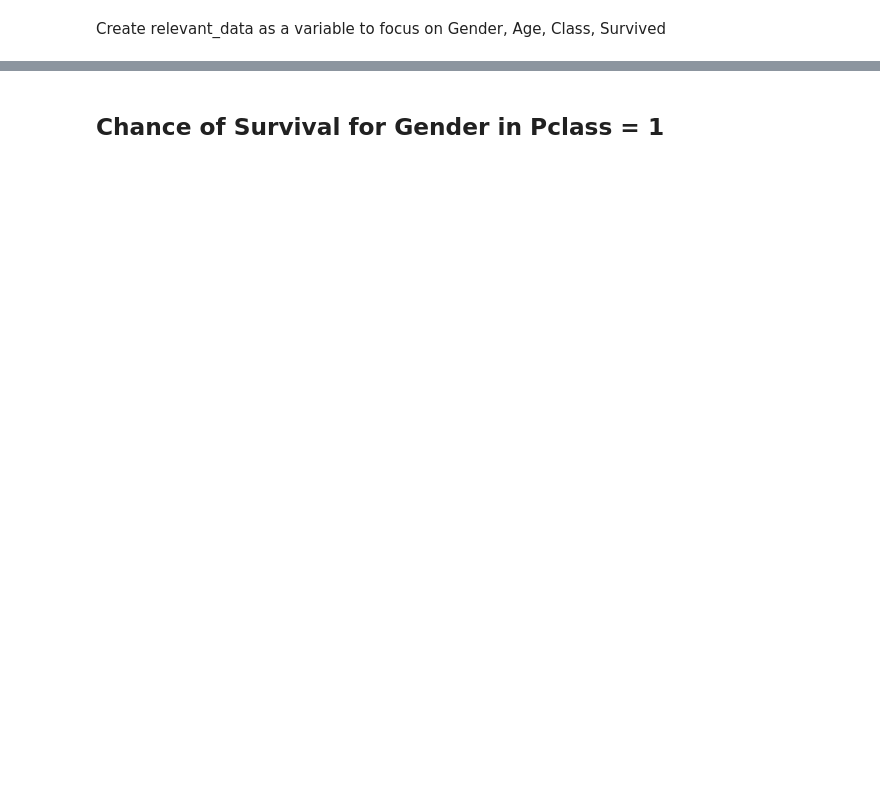
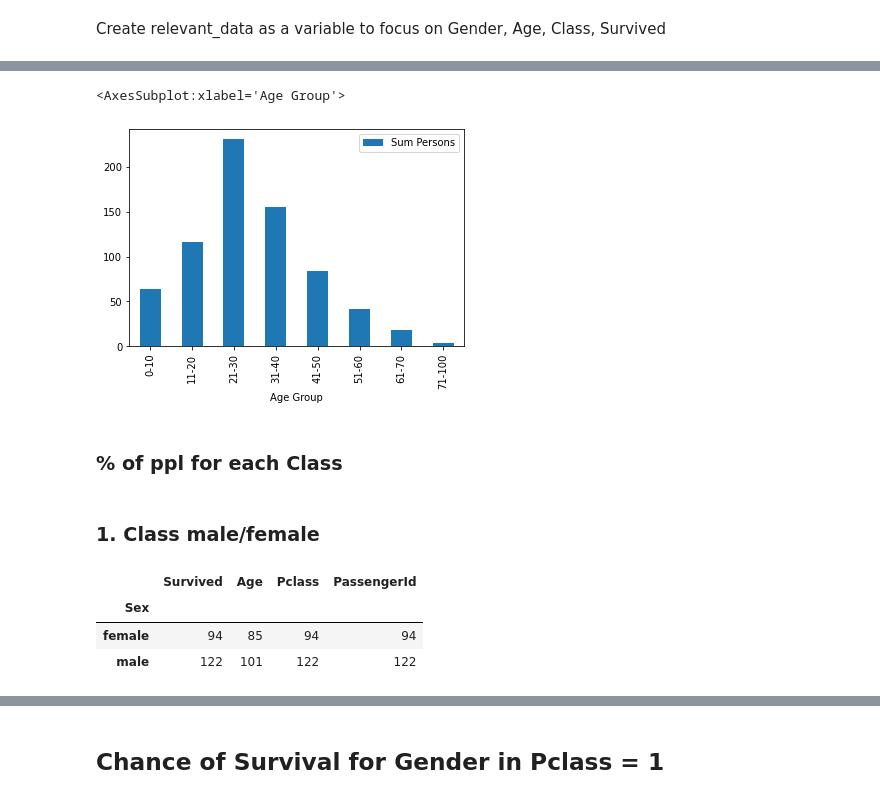
Before and after one commit to Blitzbert/Titanic, a Jupyter notebook: Survival Chance.ipynb, the cells around one changed output, grey strips where cells are left out. Cells and saved outputs as stored; diff of their text form; code cells hidden in the pictures; blank space fills up the shorter version.

```diff
--- a/Survival Chance.ipynb
+++ b/Survival Chance.ipynb
@@ -42,0 +201,8 @@ z.head()
+# %%
+## Sum & Mean Survived from Age 51 - 60
+x = rawdata[rawdata["Age"] >= 51]
+y = x[x["Age"] < 61]
+count_range_51_60 = y["PassengerId"].count()
+sum_srvvd_range_51_60 = y["Survived"].sum()
+mean_srvvd_range_51_60 = y["Survived"].mean()
+count_range_51_60
@@ -42,0 +211,8 @@ z.head()
+# %%
+## Sum & Mean Survived from Age 61 - 70
+x = rawdata[rawdata["Age"] >= 61]
+y = x[x["Age"] < 71]
+count_range_61_70 = y["PassengerId"].count()
+sum_srvvd_range_61_70 = y["Survived"].sum()
+mean_srvvd_range_61_70 = y["Survived"].mean()
+count_range_61_70
@@ -42,0 +221,7 @@ z.head()
+# %%
+## Sum & Mean Survived from Age 71 - 80
+y = rawdata[rawdata["Age"] >= 71]
+count_range_71_100 = y["PassengerId"].count()
+sum_srvvd_range_71_100 = y["Survived"].sum()
+mean_srvvd_range_71_100 = y["Survived"].mean()
+count_range_71_100
@@ -42,0 +230,9 @@ z.head()
+# %%
+# Create table for results
+table_for_description = pd.DataFrame({
+                    'Age Group': ['0-10','11-20', '21-30', '31-40', '41-50', '51-60', '61-70', '71-100'],
+                   'Sum Persons': [count_range_0_10,count_range_11_20, count_range_21_30, count_range_31_40, count_range_41_50, count_range_51_60, count_range_61_70, count_range_71_100],
+                   'Chance of Survival': [mean_srvvd_range_0_10, mean_srvvd_range_11_20, mean_srvvd_range_21_30, mean_srvvd_range_31_40, mean_srvvd_range_41_50, mean_srvvd_range_51_60, mean_srvvd_range_61_70, mean_srvvd_range_71_100]
+
+                                  })
+table_for_description
@@ -42,0 +249,9 @@ z.head()
+# %%
+table_for_description.plot.bar(x="Age Group", y="Sum Persons")
+# %% [output]
+<AxesSubplot:xlabel='Age Group'>
+[figure, added]
+# %% [markdown]
+### % of ppl for each Class
+# %% [markdown]
+### 1. Class male/female
@@ -42,0 +260,7 @@ z.head()
+# %%
+table_first_class.groupby("Sex").count()
+# %% [output]
+|  | Survived | Age | Pclass | PassengerId |
+| Sex |  |  |  |  |
+| female | 94 | 85 | 94 | 94 |
+| male | 122 | 101 | 122 | 122 |
```
Also changed, not shown: parts of 59 cells of this notebook, 2 other files.
